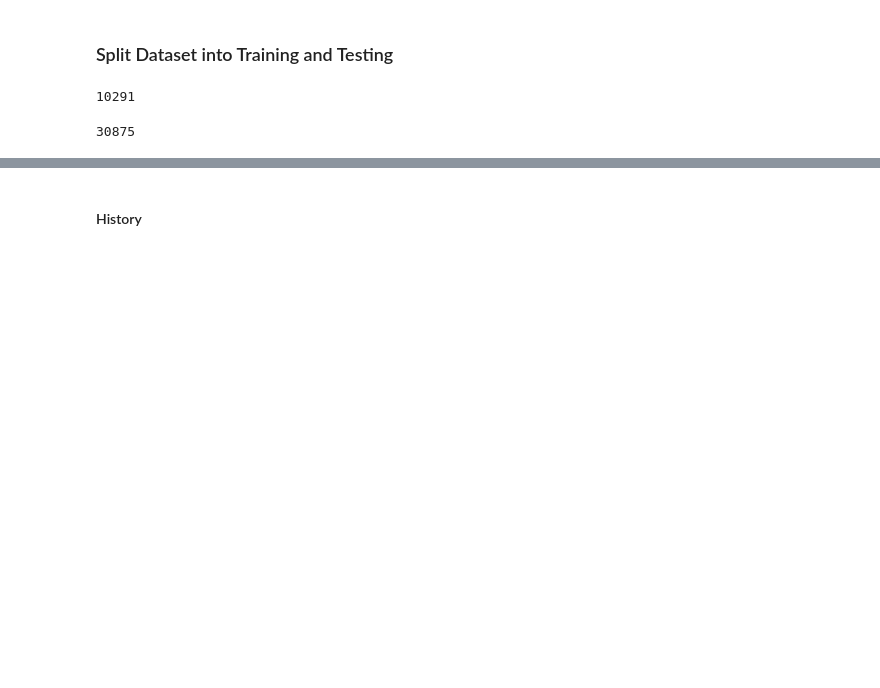
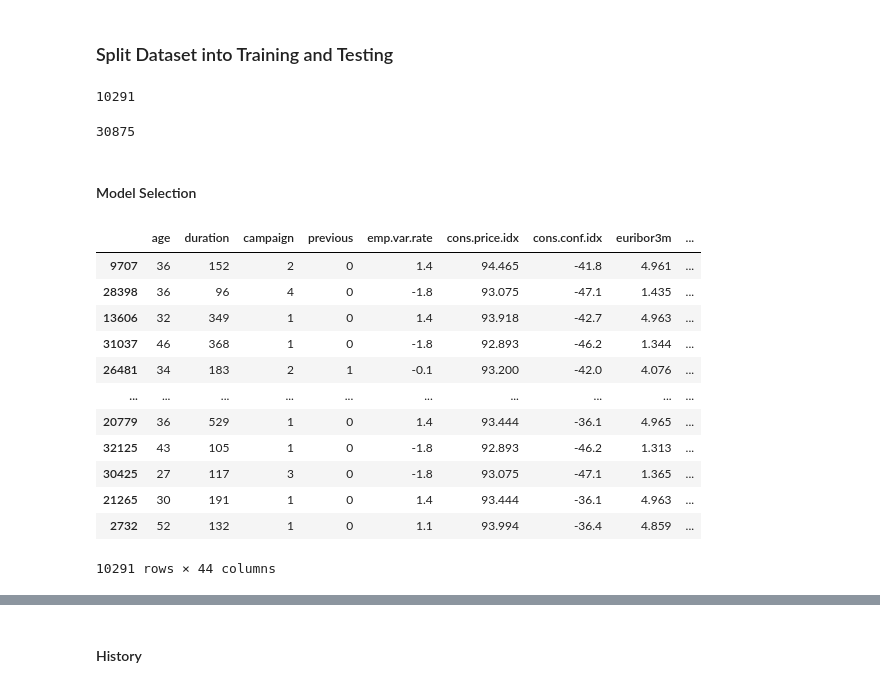
Before and after one commit to deepak-lokande-p/DataMiningProject, a Jupyter notebook: Term_Project.ipynb, the cells around one changed output, grey strips where cells are left out. Drawn from its saved outputs; the diff is of its cells as text; code cells hidden in the pictures; blank space fills up the shorter version.

Commit message:
Add files via upload
[User Story] BMA: Update Model Selection Changes (Decision Tree Algo)

```diff
--- a/Term_Project.ipynb
+++ b/Term_Project.ipynb
@@ -513,3 +513,5 @@ len(X_train)
 len(X_test)
 # %% [output]
 30875
+# %% [markdown]
+#### Model Selection
@@ -515,0 +524,16 @@ len(X_test)
+# %%
+X_train
+# %% [output]
+|  | age | duration | campaign | previous | emp.var.rate | cons.price.idx | cons.conf.idx | euribor3m | ... |
+| 9707 | 36 | 152 | 2 | 0 | 1.4 | 94.465 | -41.8 | 4.961 | ... |
+| 28398 | 36 | 96 | 4 | 0 | -1.8 | 93.075 | -47.1 | 1.435 | ... |
+| 13606 | 32 | 349 | 1 | 0 | 1.4 | 93.918 | -42.7 | 4.963 | ... |
+| 31037 | 46 | 368 | 1 | 0 | -1.8 | 92.893 | -46.2 | 1.344 | ... |
+| 26481 | 34 | 183 | 2 | 1 | -0.1 | 93.200 | -42.0 | 4.076 | ... |
+| ... | ... | ... | ... | ... | ... | ... | ... | ... | ... |
+| 20779 | 36 | 529 | 1 | 0 | 1.4 | 93.444 | -36.1 | 4.965 | ... |
+| 32125 | 43 | 105 | 1 | 0 | -1.8 | 92.893 | -46.2 | 1.313 | ... |
+| 30425 | 27 | 117 | 3 | 0 | -1.8 | 93.075 | -47.1 | 1.365 | ... |
+| 21265 | 30 | 191 | 1 | 0 | 1.4 | 93.444 | -36.1 | 4.963 | ... |
+| 2732 | 52 | 132 | 1 | 0 | 1.1 | 93.994 | -36.4 | 4.859 | ... |
+10291 rows × 44 columns
```
Also changed, not shown: parts of 6 cells of this notebook.
